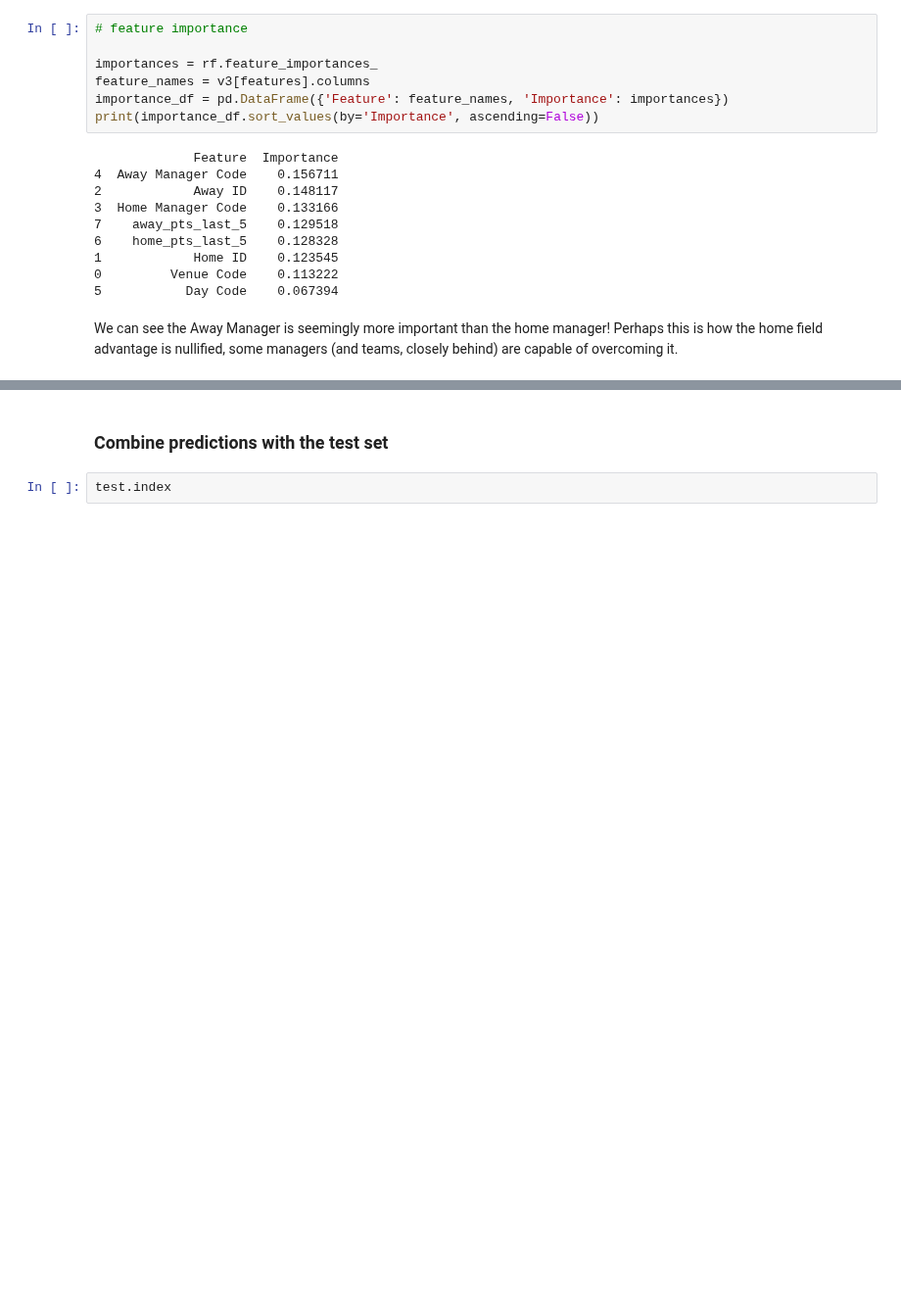
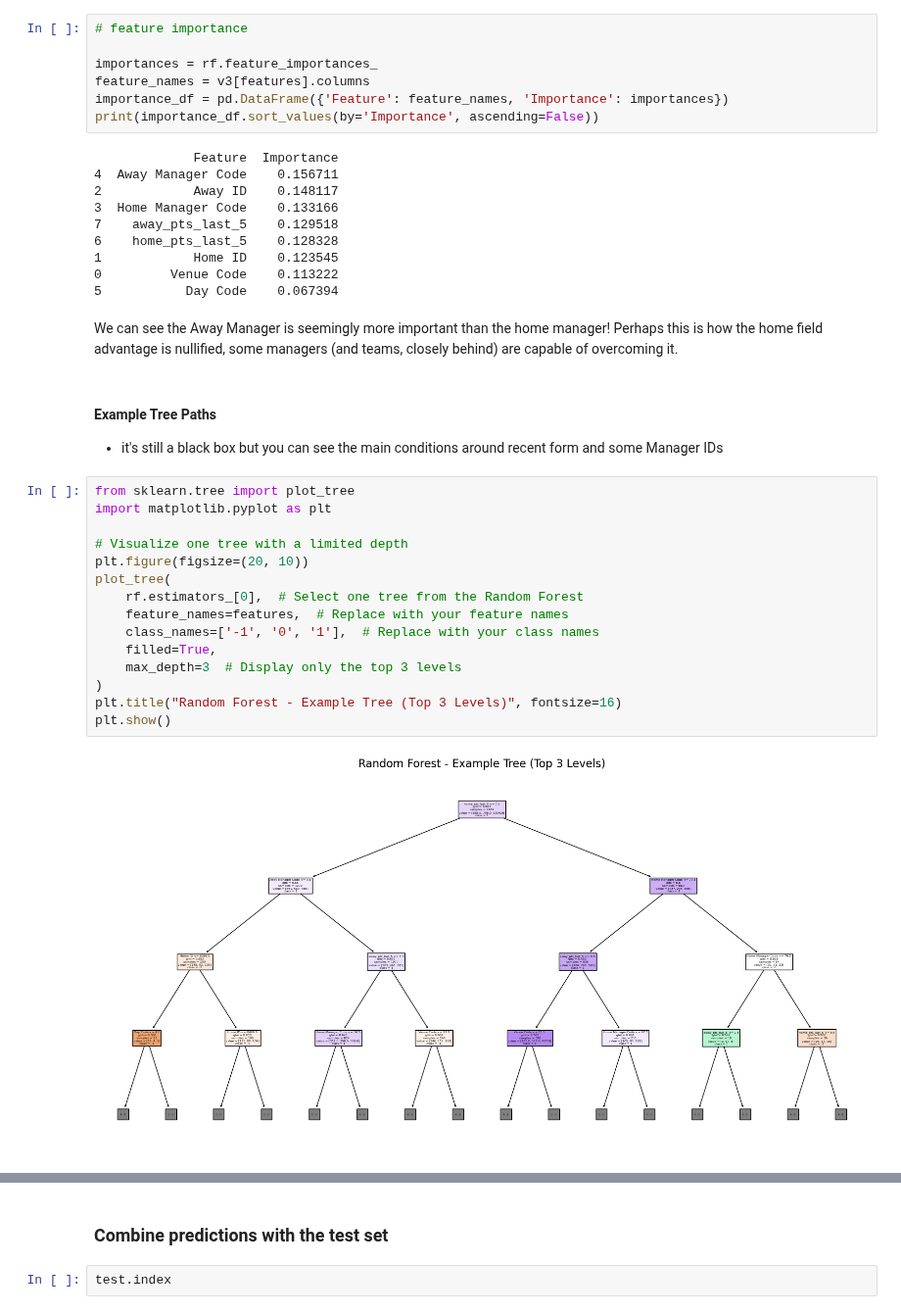
Before and after one commit to tjjdoherty/football-project-mvp, a Jupyter notebook: random_forest_prem.ipynb, the cells around one changed output, grey strips where cells are left out. Shown at 98% size. Saved outputs shown, nothing was run; the diff lists cells and outputs as text; blank space fills up the shorter version.

```diff
--- a/random_forest_prem.ipynb
+++ b/random_forest_prem.ipynb
@@ -214,3 +212,23 @@ print(importance_df.sort_values(by='Importance', ascending=False))
 5           Day Code    0.067394
 # %% [markdown]
 We can see the Away Manager is seemingly more important than the home manager! Perhaps this is how the home field advantage is nullified, some managers (and teams, closely behind) are capable of overcoming it.
+# %% [markdown]
+#### Example Tree Paths
+- it's still a black box but you can see the main conditions around recent form and some Manager IDs
+# %%
+from sklearn.tree import plot_tree
+import matplotlib.pyplot as plt
+
+# Visualize one tree with a limited depth
+plt.figure(figsize=(20, 10))
+plot_tree(
+    rf.estimators_[0],  # Select one tree from the Random Forest
+    feature_names=features,  # Replace with your feature names
+    class_names=['-1', '0', '1'],  # Replace with your class names
+    filled=True,
+    max_depth=3  # Display only the top 3 levels
+)
+plt.title("Random Forest - Example Tree (Top 3 Levels)", fontsize=16)
+plt.show()
+# %% [output]
+[figure, added]
```
Also changed, not shown: parts of 5 cells of this notebook, 4 other files.
